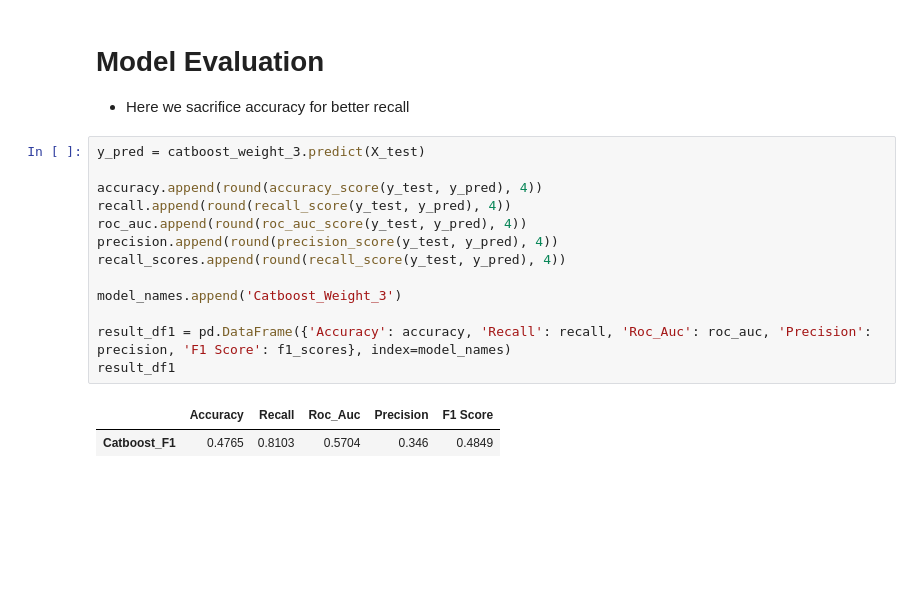
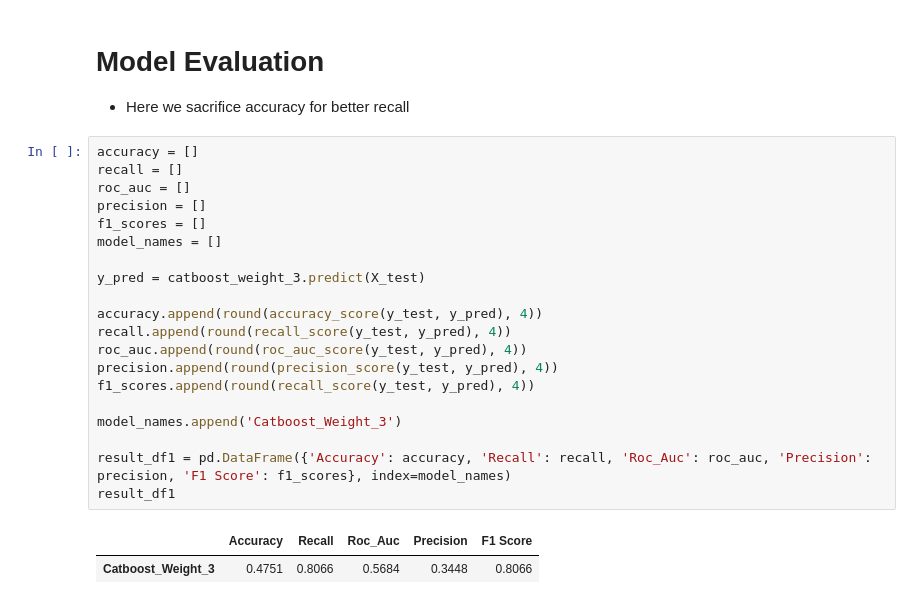
Before and after one commit to lrcode97/axa_test_submission, a Jupyter notebook: main_catboost_model.ipynb, the cells around one changed output. Saved outputs shown, nothing was run; the diff lists cells and outputs as text; blank space fills up the shorter version.

```diff
--- a/main_catboost_model.ipynb
+++ b/main_catboost_model.ipynb
@@ -219,21 +219,28 @@ catboost_weight_3.fit(X_train, y_train, cat_features=categorical_features_indice
 # Model Evaluation
 - Here we sacrifice accuracy for better recall
 # %%
+accuracy = []
+recall = []
+roc_auc = []
+precision = []
+f1_scores = []
+model_names = []
+
 y_pred = catboost_weight_3.predict(X_test)
 
 accuracy.append(round(accuracy_score(y_test, y_pred), 4))
 recall.append(round(recall_score(y_test, y_pred), 4))
 roc_auc.append(round(roc_auc_score(y_test, y_pred), 4))
 precision.append(round(precision_score(y_test, y_pred), 4))
-recall_scores.append(round(recall_score(y_test, y_pred), 4))
+f1_scores.append(round(recall_score(y_test, y_pred), 4))
 
 model_names.append('Catboost_Weight_3')
 
 result_df1 = pd.DataFrame({'Accuracy': accuracy, 'Recall': recall, 'Roc_Auc': roc_auc, 'Precision': precision, 'F1 Score': f1_scores}, index=model_names)
 result_df1
 # %% [output]
 |  | Accuracy | Recall | Roc_Auc | Precision | F1 Score |
-| Catboost_F1 | 0.4765 | 0.8103 | 0.5704 | 0.346 | 0.4849 |
+| Catboost_Weight_3 | 0.4751 | 0.8066 | 0.5684 | 0.3448 | 0.8066 |
 # %%
 print(result_df1)
 
```
Also changed, not shown: parts of 7 cells of this notebook, 8 other files.
